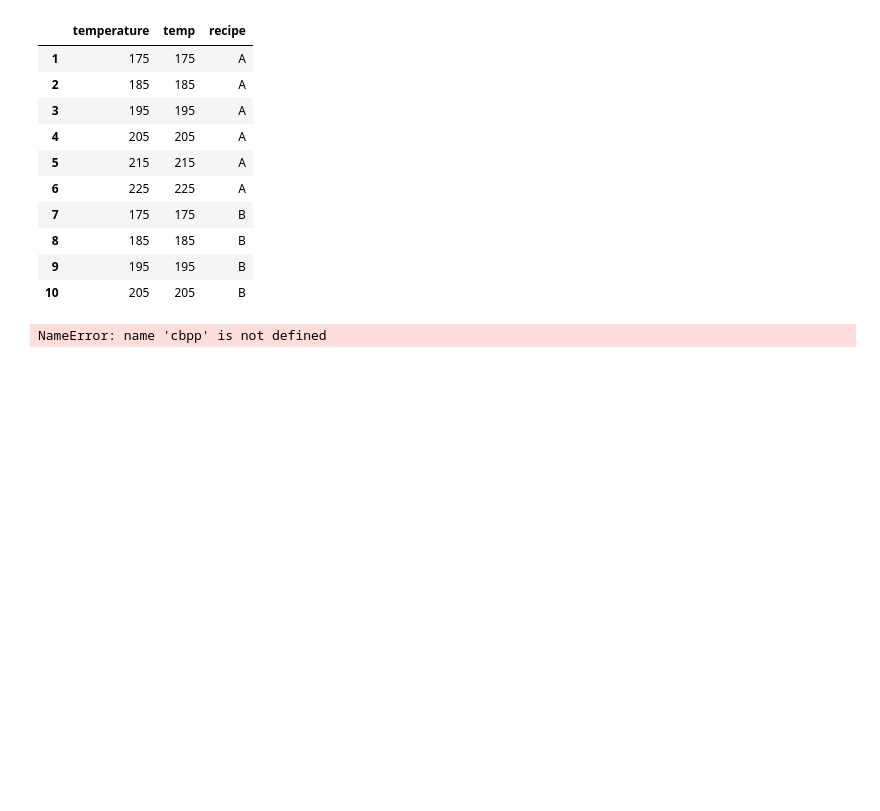
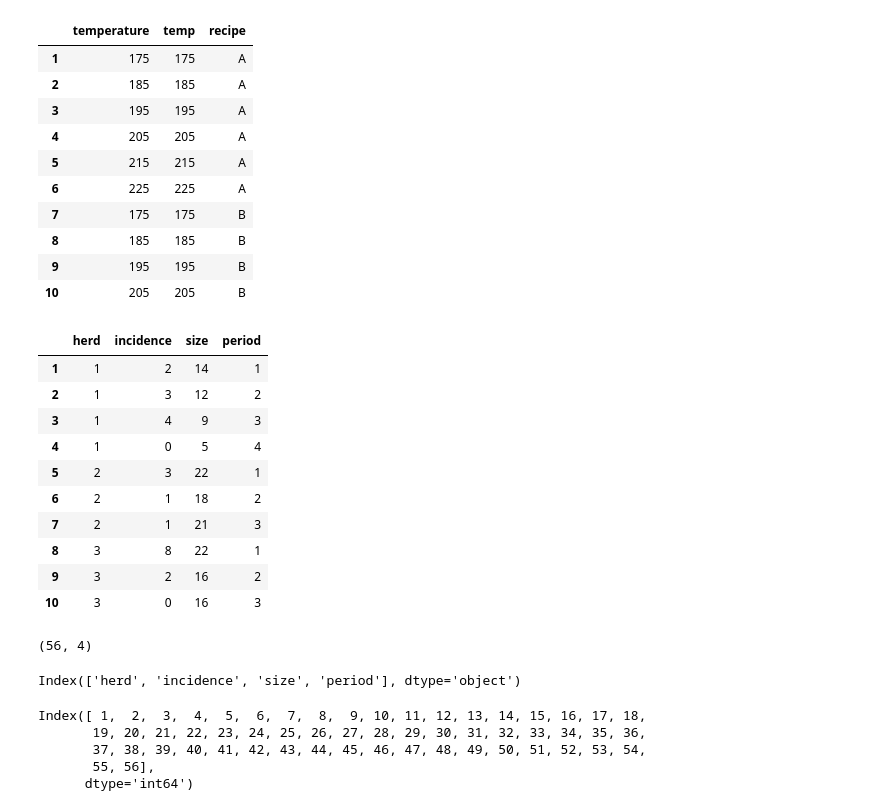
Before and after one commit to kabeer1984/PIIT, a Jupyter notebook: py/assign/practice3.ipynb, the cells around one changed output. Saved outputs shown, nothing was run; the diff lists cells and outputs as text; code cells hidden in the pictures; blank space fills up the shorter version.

```diff
--- a/py/assign/practice3.ipynb
+++ b/py/assign/practice3.ipynb
@@ -165,6 +165,34 @@ cake[["temperature","temp","recipe"]].head(10)
 | 9 | 195 | 195 | B |
 | 10 | 205 | 205 | B |
 # %%
-cbpp=data(cbpp)
+cbpp=data("cbpp")
-# %% [output]
-NameError: name 'cbpp' is not defined
+# %%
+cbpp.head(10)
+# %% [output]
+|  | herd | incidence | size | period |
+| 1 | 1 | 2 | 14 | 1 |
+| 2 | 1 | 3 | 12 | 2 |
+| 3 | 1 | 4 | 9 | 3 |
+| 4 | 1 | 0 | 5 | 4 |
+| 5 | 2 | 3 | 22 | 1 |
+| 6 | 2 | 1 | 18 | 2 |
+| 7 | 2 | 1 | 21 | 3 |
+| 8 | 3 | 8 | 22 | 1 |
+| 9 | 3 | 2 | 16 | 2 |
+| 10 | 3 | 0 | 16 | 3 |
+# %%
+cbpp.shape
+# %% [output]
+(56, 4)
+# %%
+cbpp.columns
+# %% [output]
+Index(['herd', 'incidence', 'size', 'period'], dtype='object')
+# %%
+cbpp.index
+# %% [output]
+Index([ 1,  2,  3,  4,  5,  6,  7,  8,  9, 10, 11, 12, 13, 14, 15, 16, 17, 18,
+       19, 20, 21, 22, 23, 24, 25, 26, 27, 28, 29, 30, 31, 32, 33, 34, 35, 36,
+       37, 38, 39, 40, 41, 42, 43, 44, 45, 46, 47, 48, 49, 50, 51, 52, 53, 54,
+       55, 56],
+      dtype='int64')
```
Also changed, not shown: parts of 2 cells of this notebook, 1 other file.
